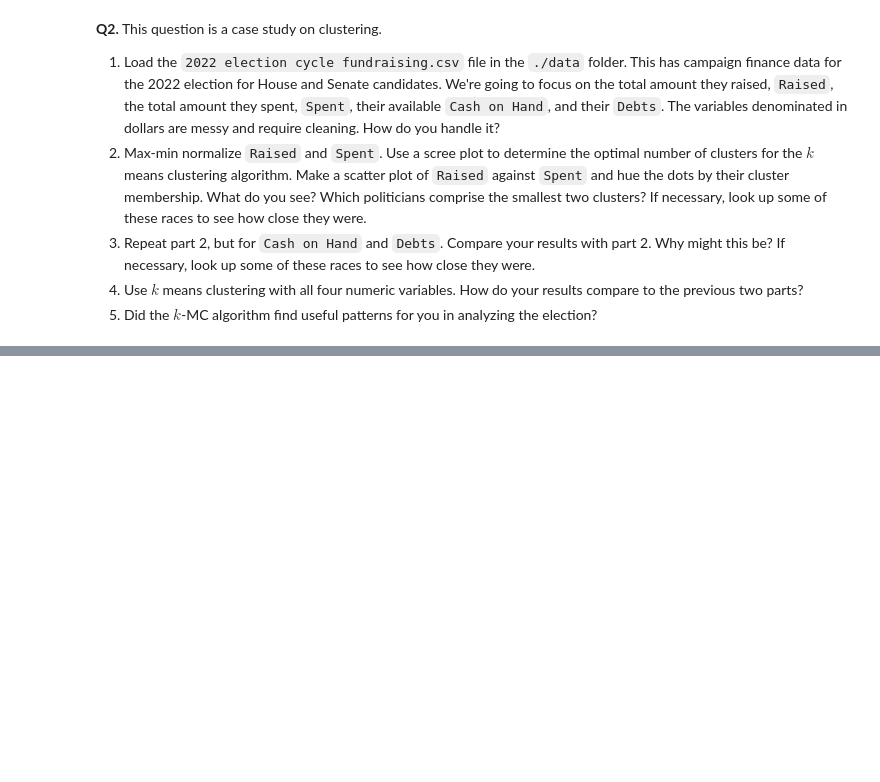
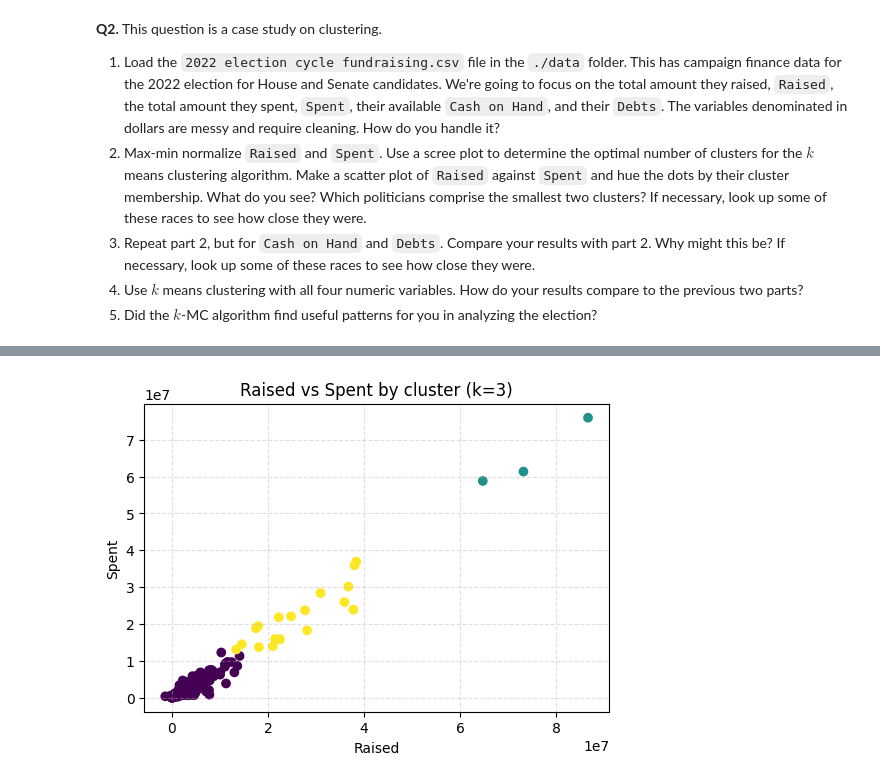
Before and after one commit to amn8ge/clustering_assignment, a Jupyter notebook: assignment_clustering.ipynb, the cells around one changed output, grey strips where cells are left out. Drawn from its saved outputs; the diff is of its cells as text; code cells hidden in the pictures; blank space fills up the shorter version.

```diff
--- a/assignment_clustering.ipynb
+++ b/assignment_clustering.ipynb
@@ -199,0 +255,20 @@ plt.show()
+# %%
+# scatter plot
+from sklearn.cluster import KMeans
+
+# pick k from scree plot
+k_opt = 3
+labels = KMeans(n_clusters=k_opt, n_init=10, random_state=0)\
+            .fit_predict(election[['norm_Raised','norm_Spent']])
+
+# attach cluster labels
+election['cluster'] = labels
+
+plt.figure(figsize=(6,4))
+plt.scatter(election['Raised'], election['Spent'], c=labels)
+plt.title('Raised vs Spent by cluster (k=3)')
+plt.xlabel('Raised'); plt.ylabel('Spent')
+plt.grid(True, linestyle='--', alpha=0.4)
+plt.show()
+# %% [output]
+[figure, added]
```
Also changed, not shown: parts of 20 cells of this notebook.
